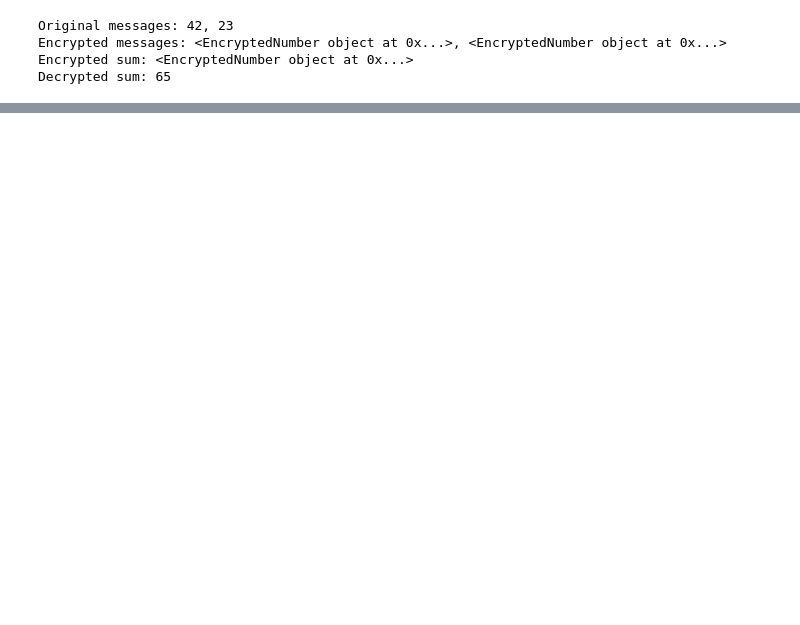
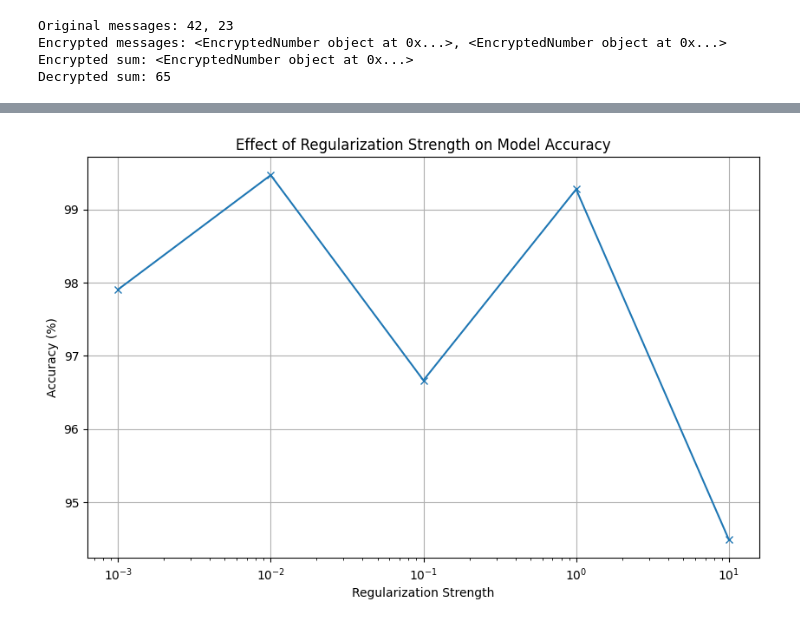
Before and after one commit to vxibh/safe-crime, a Jupyter notebook: LogisticRegression.ipynb, the cells around one changed output, grey strips where cells are left out. Saved outputs shown, nothing was run; the diff lists cells and outputs as text; code cells hidden in the pictures; blank space fills up the shorter version.

Commit message:
Logistic Regression Evaluation

```diff
--- a/LogisticRegression.ipynb
+++ b/LogisticRegression.ipynb
@@ -1292,0 +577,46 @@ model.predict(spam[0])
+# %%
+def run_model_with_regularization_strength(regularization_strength):
+    public_key, private_key = generate_keys(bit_length=128)
+
+    # Split the dataset into training and validation
+    train_spam, val_spam = spam[:split_idx_spam], spam[split_idx_spam:]
+    train_ham, val_ham = ham[:split_idx_ham], ham[split_idx_ham:]
+
+    # Initialize and train the model with the current regularization_strength
+    model = LogisticRegression(train_spam, train_ham, public_key, val_pos=val_spam, val_neg=val_ham, iterations=10, alpha=0.001, regularization_strength=regularization_strength)
+
+    # Evaluate the model
+    fp, tn, tp, fn = 0, 0, 0, 0
+    for h in val_ham:
+        pred = model.predict(h, encrypt_output=False)
+        if pred < 0.5:
+            tn += 1
+        else:
+            fp += 1
+
+    for s in val_spam:
+        pred = model.predict(s, encrypt_output=False)
+        if pred > 0.5:
+            tp += 1
+        else:
+            fn += 1
+
+    accuracy = 100 * (tn + tp) / (tn + tp + fp + fn) if (tn + tp + fp + fn) > 0 else 0
+    return accuracy
+# %%
+regularization_strengths = [0.001, 0.01, 0.1, 1, 10]
+accuracies = []
+
+for reg_strength in regularization_strengths:
+    accuracy = run_model_with_regularization_strength(reg_strength)  # Implement this function
+    accuracies.append(accuracy)
+
+plt.figure(figsize=(10, 6))
+plt.plot(regularization_strengths, accuracies, marker='x')
+plt.xscale('log')
+plt.xlabel('Regularization Strength')
+plt.ylabel('Accuracy (%)')
+plt.title('Effect of Regularization Strength on Model Accuracy')
+plt.grid(True)
+plt.show()
+# %% [output]
@@ -1292,0 +640 @@ model.predict(spam[0])
+[figure, added]
```
Also changed, not shown: parts of 23 cells of this notebook, 1 other file.
